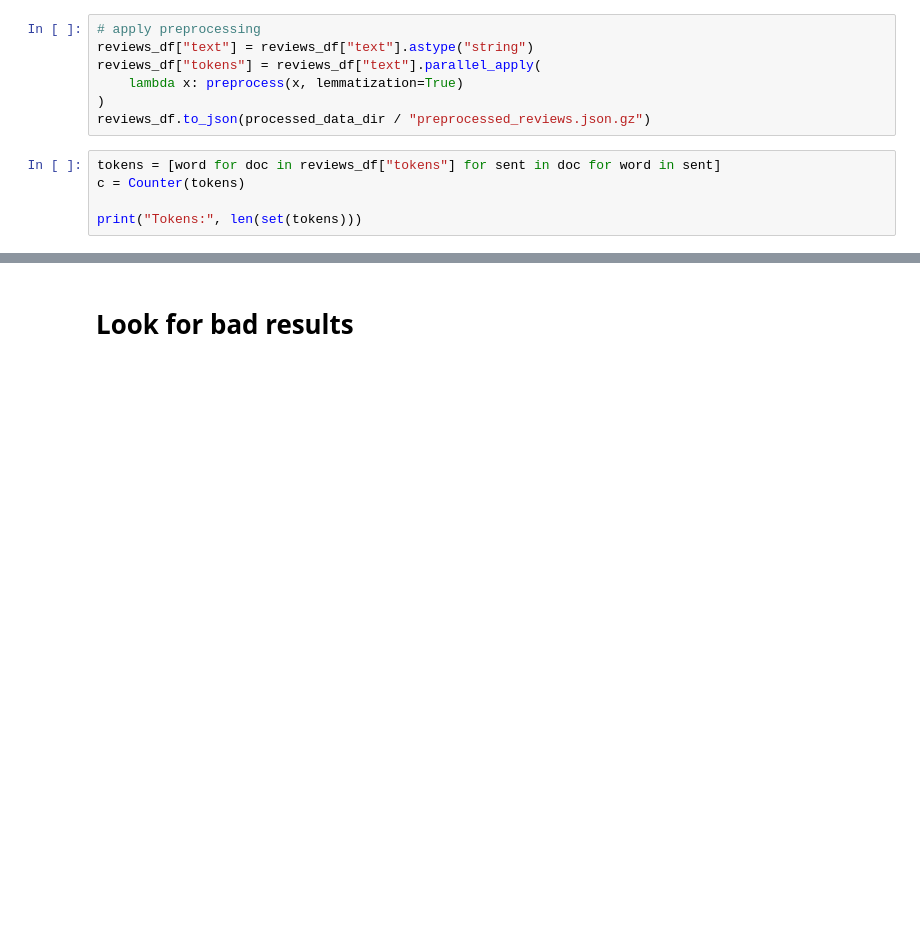
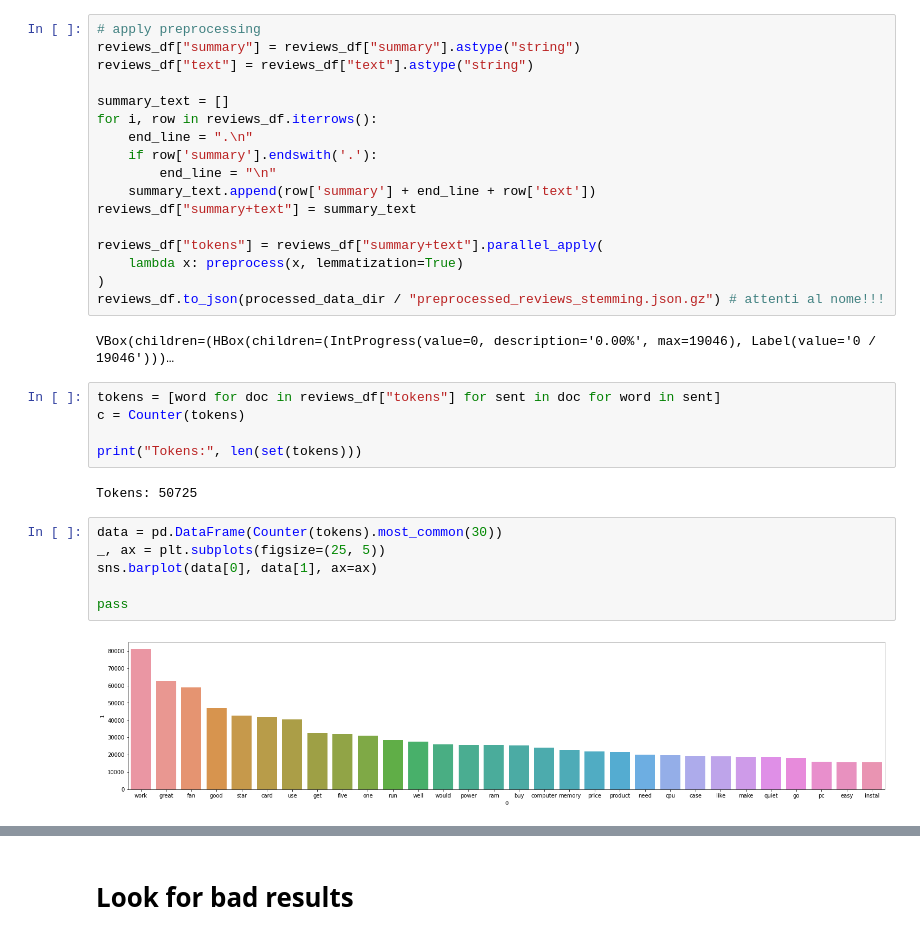
Before and after one commit to saiteki-kai/amazon-reviews, a Jupyter notebook: notebooks/02_preprocessing.ipynb, the cells around one changed output, grey strips where cells are left out. Drawn from its saved outputs; the diff is of its cells as text; blank space fills up the shorter version.

```diff
--- a/notebooks/02_preprocessing.ipynb
+++ b/notebooks/02_preprocessing.ipynb
@@ -19,15 +43,37 @@ reviews_df.info()
 # %%
 # apply preprocessing
+reviews_df["summary"] = reviews_df["summary"].astype("string")
 reviews_df["text"] = reviews_df["text"].astype("string")
-reviews_df["tokens"] = reviews_df["text"].parallel_apply(
+
+summary_text = []
+for i, row in reviews_df.iterrows():
+    end_line = ".\n"
+    if row['summary'].endswith('.'):
+        end_line = "\n"
+    summary_text.append(row['summary'] + end_line + row['text'])
+reviews_df["summary+text"] = summary_text
+
+reviews_df["tokens"] = reviews_df["summary+text"].parallel_apply(
     lambda x: preprocess(x, lemmatization=True)
 )
-reviews_df.to_json(processed_data_dir / "preprocessed_reviews.json.gz")
+reviews_df.to_json(processed_data_dir / "preprocessed_reviews_stemming.json.gz") # attenti al nome!!!
+# %% [output]
+VBox(children=(HBox(children=(IntProgress(value=0, description='0.00%', max=19046), Label(value='0 / 19046')))…
 # %%
 tokens = [word for doc in reviews_df["tokens"] for sent in doc for word in sent]
 c = Counter(tokens)
 
 print("Tokens:", len(set(tokens)))
+# %% [output]
+Tokens: 50725
+# %%
+data = pd.DataFrame(Counter(tokens).most_common(30))
+_, ax = plt.subplots(figsize=(25, 5))
+sns.barplot(data[0], data[1], ax=ax)
+
+pass
+# %% [output]
+[figure, added]
 # %%
 # generate the word cloud
 wc = WordCloud(
```
Also changed, not shown: parts of 12 cells of this notebook, 1 other file.
